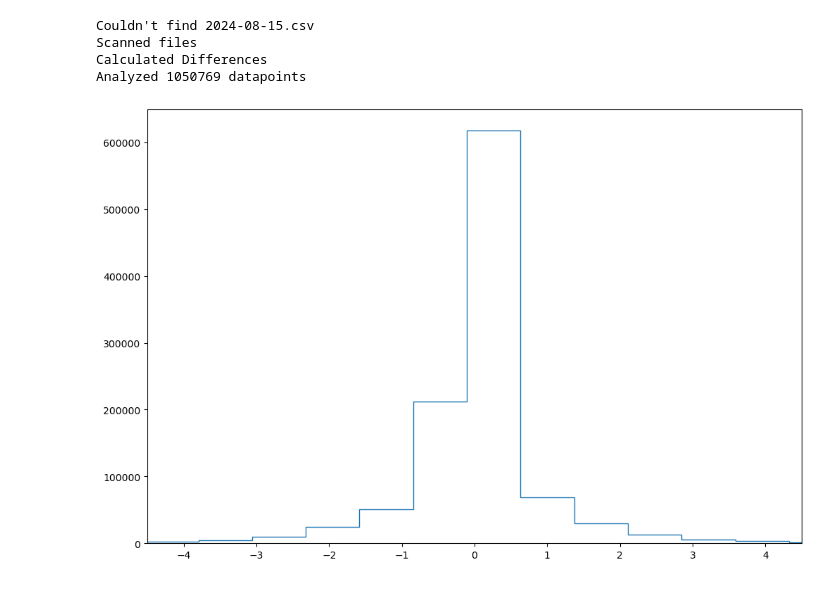
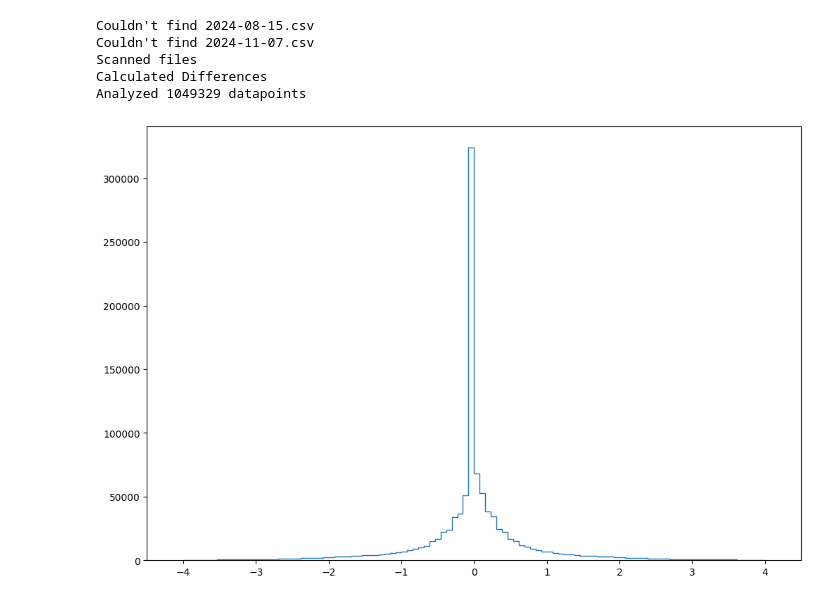
Before and after one commit to EhlOps/ByteTrader, a Jupyter notebook: notebooks/Preprocessing.ipynb, the cells around one changed output. Cells and saved outputs as stored; diff of their text form; code cells hidden in the pictures.

```diff
--- a/notebooks/Preprocessing.ipynb
+++ b/notebooks/Preprocessing.ipynb
@@ -16,33 +22,34 @@ prices = pd.DataFrame()
 
 for date in dates:
     try:
         prices = pd.concat([prices, pd.read_csv(f'../data/{date}.csv').copy()[["open_time", "high", "low", "open", "close"]]])
     except:
         print(f'Couldn\'t find {date}.csv')
 
 print("Scanned files")
 
 p = np.array(prices["close"])
 p = [p[i] - p[i-1] for i in range(1, len(p))]
 
 print("Calculated Differences")
 
 avg = np.mean(p)
 std = np.std(p)
 
 arr = np.array([(d - avg)/ std for d in p])
 
-counts, bins = np.histogram(arr, bins=int(len(p)/10000))
+counts, bins = np.histogram(arr, bins=int(len(p)/10000), range=(-4, 4))
 
 print('Analyzed ' + str(len(p)) + ' datapoints')
 
 plt.figure(figsize=(12,8))
 plt.xlim(-4.5, 4.5)
 plt.stairs(counts, bins)
 plt.show()
 # %% [output]
 Couldn't find 2024-08-15.csv
+Couldn't find 2024-11-07.csv
 Scanned files
 Calculated Differences
-Analyzed 1050769 datapoints
+Analyzed 1049329 datapoints
-[figure, old version]
+[figure, new version]
```
Also changed, not shown: parts of 1 cell of this notebook, 2 other files.
